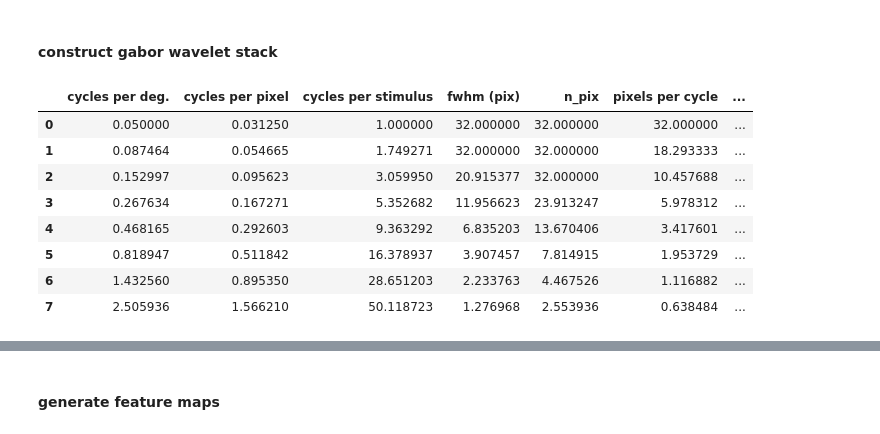
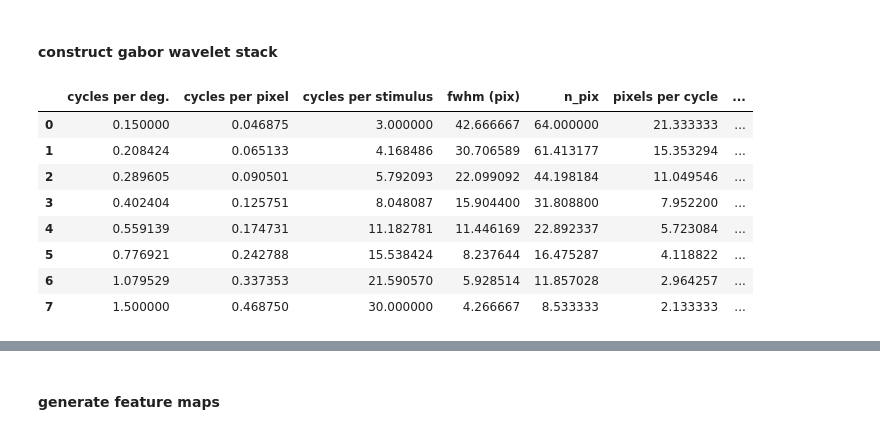
Before and after one commit to ChangdeDu/hrf_fitting, a Jupyter notebook: scripts/feature_weighted_crcns.ipynb, the cells around one changed output, grey strips where cells are left out. Cells and saved outputs as stored; diff of their text form; code cells hidden in the pictures.

```diff
--- a/scripts/feature_weighted_crcns.ipynb
+++ b/scripts/feature_weighted_crcns.ipynb
@@ -45,7 +45,7 @@ Tval = crcns_stim_dict['stimVal'].shape[0]
 T = Ttrn+Tval
 native_stim_size = crcns_stim_dict['stimTrn'].shape[1]
 n_image_channels = 1 ##could be 3 for color images.
-stim_size = 32
+stim_size = 64
 # %%
 plt.imshow(crcns_stim_dict['stimVal'][0,:,:],cmap='gray')
 # %% [output]
@@ -56,34 +56,34 @@ plt.imshow(crcns_stim_dict['stimVal'][0,:,:],cmap='gray')
 # %%
 ##parameters for designing gabor feature maps
 ##specify frequencies in cycles_per_pixel, use to determine size of prf.
 ##should probably specify in cycles per deg.
 
 pixel_per_deg = 25*(stim_size/500.)    ##determined by experiment 34.751 = match/nonmatch exp.
 pixels_per_stimulus = stim_size ##det. by exp. 768 = match/nonmatch exp.
-cycles_per_deg = .05*np.logspace(0,1.7,num=Df)
+cycles_per_deg = .15*np.logspace(0,1.0,num=Df)
 cycles_per_pixel = cycles_per_deg/pixel_per_deg  ##cyc/pix
 cycles_per_fwhm = 2.0
 fwhms_per_kernel = 2.0 ##determines how big the picture of the gabor will be.
 
 metrics = {'cycles per pixel':cycles_per_pixel,
            'pixels per cycle': 1./cycles_per_pixel,
            'cycles per stimulus': cycles_per_pixel*pixels_per_stimulus,
            'cycles per deg.': cycles_per_deg,
            'fwhm (pix)': np.clip(cycles_per_fwhm/cycles_per_pixel,0,pixels_per_stimulus),
            'prf_size (deg)': np.clip(cycles_per_fwhm/cycles_per_pixel,0,pixels_per_stimulus)/pixel_per_deg/2.,
            'n_pix': np.clip(fwhms_per_kernel*cycles_per_fwhm/cycles_per_pixel,0,pixels_per_stimulus)}
 
 fm = pd.DataFrame(metrics)
 fm
 # %% [output]
 |  | cycles per deg. | cycles per pixel | cycles per stimulus | fwhm (pix) | n_pix | pixels per cycle | ... |
-| 0 | 0.050000 | 0.031250 | 1.000000 | 32.000000 | 32.000000 | 32.000000 | ... |
-| 1 | 0.087464 | 0.054665 | 1.749271 | 32.000000 | 32.000000 | 18.293333 | ... |
-| 2 | 0.152997 | 0.095623 | 3.059950 | 20.915377 | 32.000000 | 10.457688 | ... |
-| 3 | 0.267634 | 0.167271 | 5.352682 | 11.956623 | 23.913247 | 5.978312 | ... |
-| 4 | 0.468165 | 0.292603 | 9.363292 | 6.835203 | 13.670406 | 3.417601 | ... |
-| 5 | 0.818947 | 0.511842 | 16.378937 | 3.907457 | 7.814915 | 1.953729 | ... |
-| 6 | 1.432560 | 0.895350 | 28.651203 | 2.233763 | 4.467526 | 1.116882 | ... |
-| 7 | 2.505936 | 1.566210 | 50.118723 | 1.276968 | 2.553936 | 0.638484 | ... |
+| 0 | 0.150000 | 0.046875 | 3.000000 | 42.666667 | 64.000000 | 21.333333 | ... |
+| 1 | 0.208424 | 0.065133 | 4.168486 | 30.706589 | 61.413177 | 15.353294 | ... |
+| 2 | 0.289605 | 0.090501 | 5.792093 | 22.099092 | 44.198184 | 11.049546 | ... |
+| 3 | 0.402404 | 0.125751 | 8.048087 | 15.904400 | 31.808800 | 7.952200 | ... |
+| 4 | 0.559139 | 0.174731 | 11.182781 | 11.446169 | 22.892337 | 5.723084 | ... |
+| 5 | 0.776921 | 0.242788 | 15.538424 | 8.237644 | 16.475287 | 4.118822 | ... |
+| 6 | 1.079529 | 0.337353 | 21.590570 | 5.928514 | 11.857028 | 2.964257 | ... |
+| 7 | 1.500000 | 0.468750 | 30.000000 | 4.266667 | 8.533333 | 2.133333 | ... |
 # %%
 oris = np.linspace(0, 2*np.pi, num=Do, endpoint=False)
```
Also changed, not shown: parts of 41 cells of this notebook, 2 other files.
